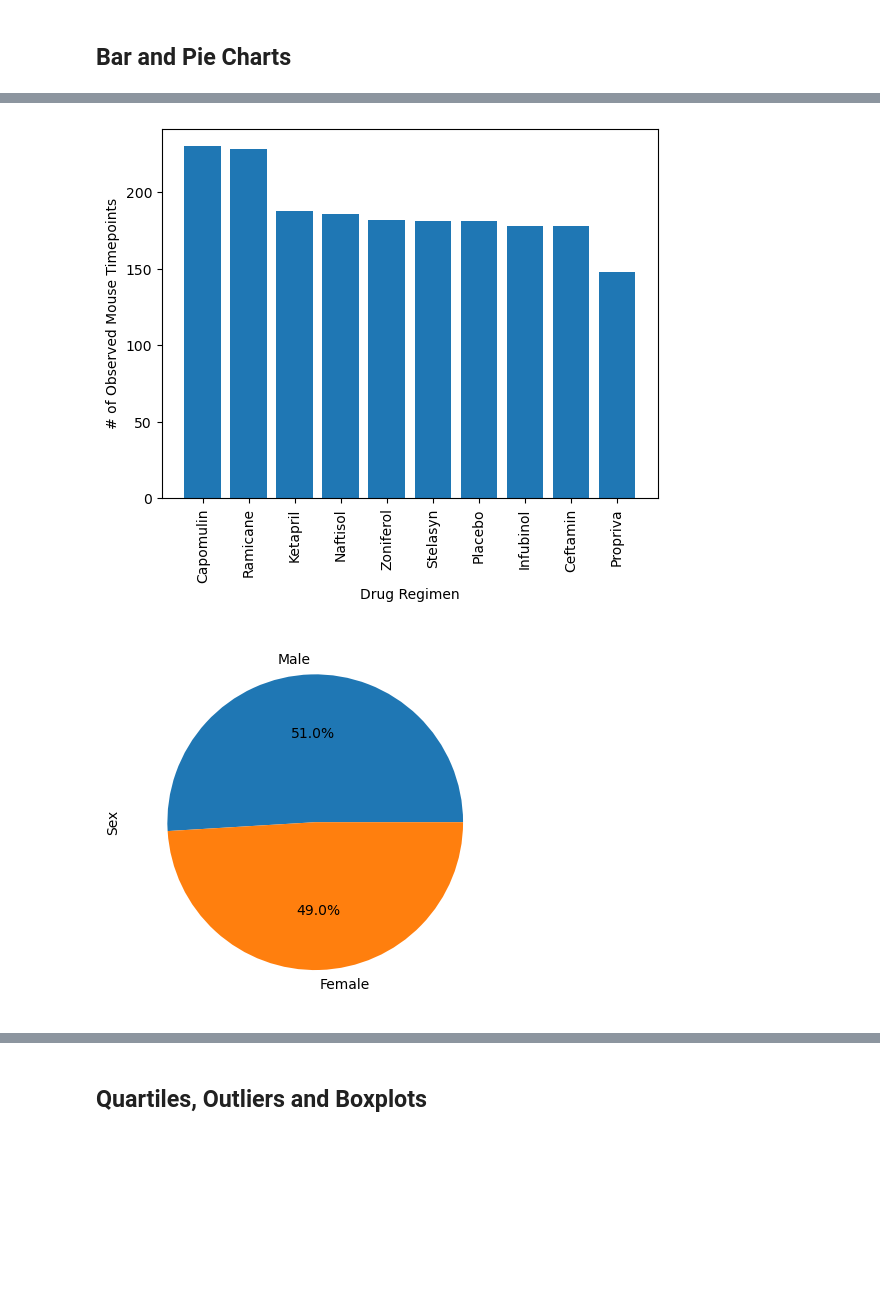
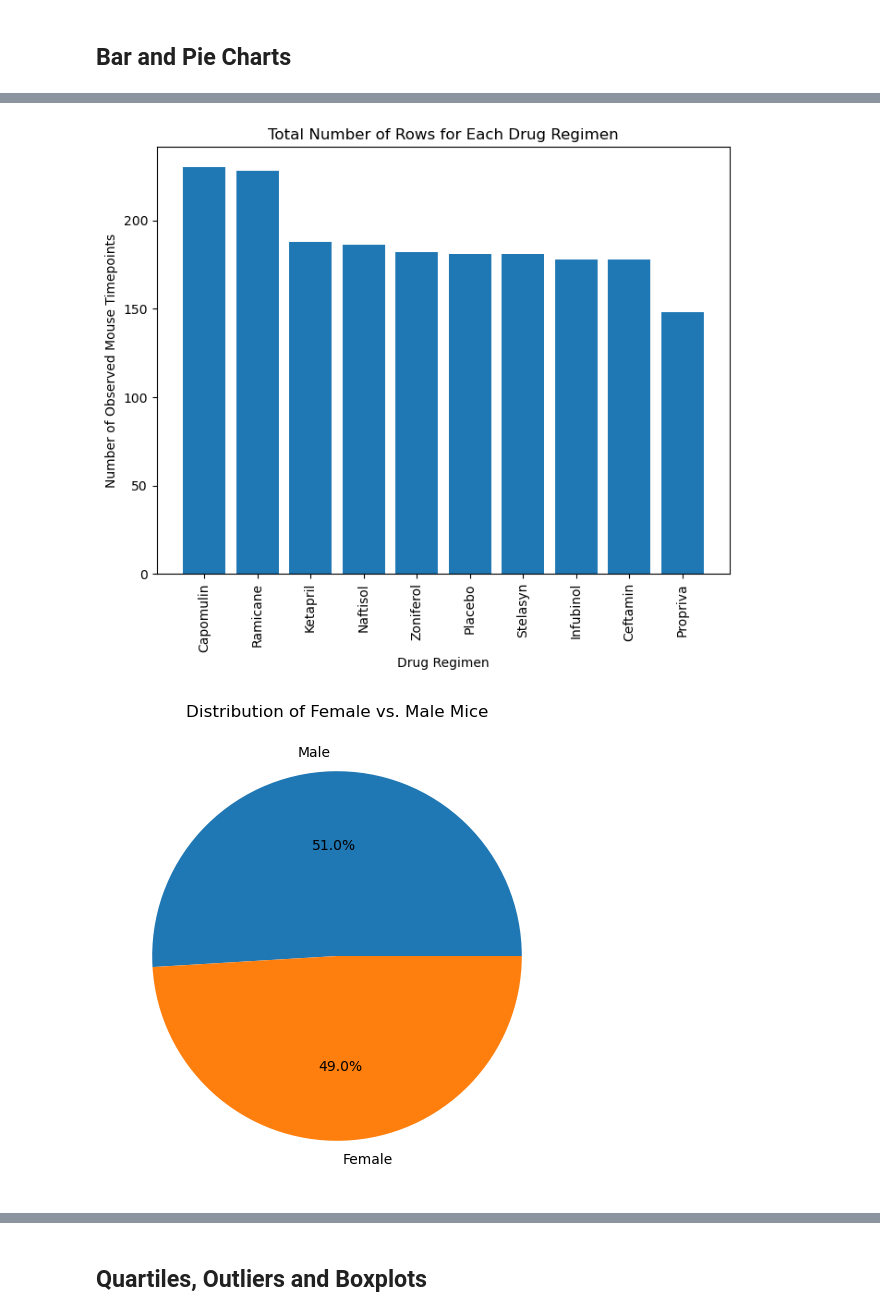
Before and after one commit to ryanhenkel/data_visualization_challenge, a Jupyter notebook: Pymaceuticals/Pymaceuticles.ipynb, the cells around one changed output, grey strips where cells are left out. Cells and saved outputs as stored; diff of their text form; code cells hidden in the pictures; blank space fills up the shorter version.

```diff
--- a/Pymaceuticals/Pymaceuticles.ipynb
+++ b/Pymaceuticals/Pymaceuticles.ipynb
@@ -72,6 +86,6 @@ array(['g989'], dtype=object)
 # %%
 # Create a clean DataFrame by dropping the duplicate mouse by its ID.
-clean_data = merge_data.drop_duplicates(subset='Mouse ID', keep='first')
+clean_data = merge_data[merge_data['Mouse ID'].isin(duplicate_mice)==False]
 clean_data
 # %% [output]
 |  | Mouse ID | Drug Regimen | Sex | Age_months | Weight (g) | Timepoint | Tumor Volume (mm3) | ... |
@@ -144,10 +166,25 @@ summary_stats
 # %%
 # Generate a bar plot showing the total number of rows (Mouse ID/Timepoints) for each drug regimen using pyplot.
+drug_regimen_counts = clean_data['Drug Regimen'].value_counts()
+
+plt.figure(figsize=(8, 6))
+plt.bar(drug_regimen_counts.index, drug_regimen_counts.values)
+plt.xlabel('Drug Regimen')
+plt.ylabel('Number of Observed Mouse Timepoints')
+plt.title('Total Number of Rows for Each Drug Regimen')
+plt.xticks(rotation=90)
+plt.show()
 # %% [output]
-[figure, old version]
+[figure, new version]
 # %%
 # Generate a pie plot showing the distribution of female versus male mice using Pandas
+gender_counts = clean_data['Sex'].value_counts()
+
+gender_counts.plot(kind='pie', figsize=(6, 6), autopct='%1.1f%%')
+plt.title('Distribution of Female vs. Male Mice')
+plt.ylabel('')
+plt.show()
 # %% [output]
-[figure, old version]
+[figure, new version]
 # %%
 # Generate a pie plot showing the distribution of female versus male mice using pyplot
```
Also changed, not shown: parts of 18 cells of this notebook, 1 other file.
